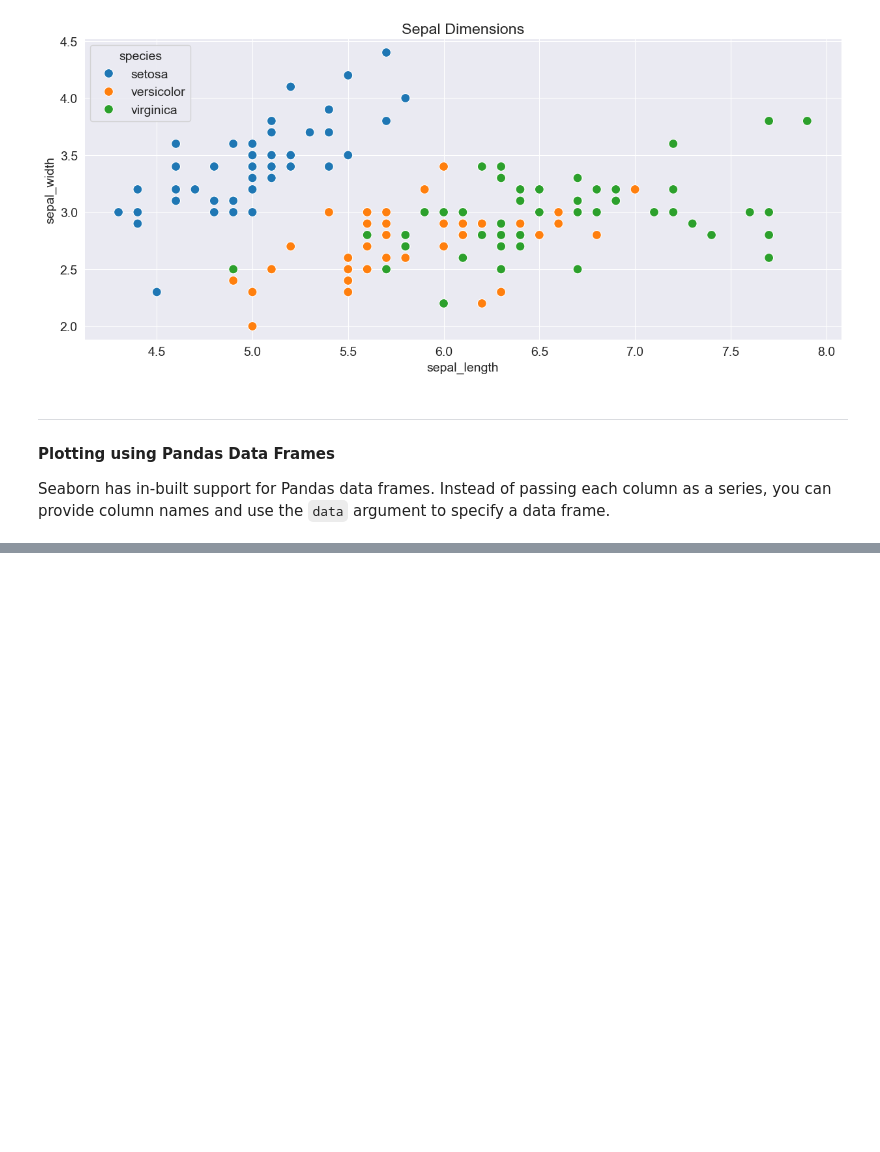
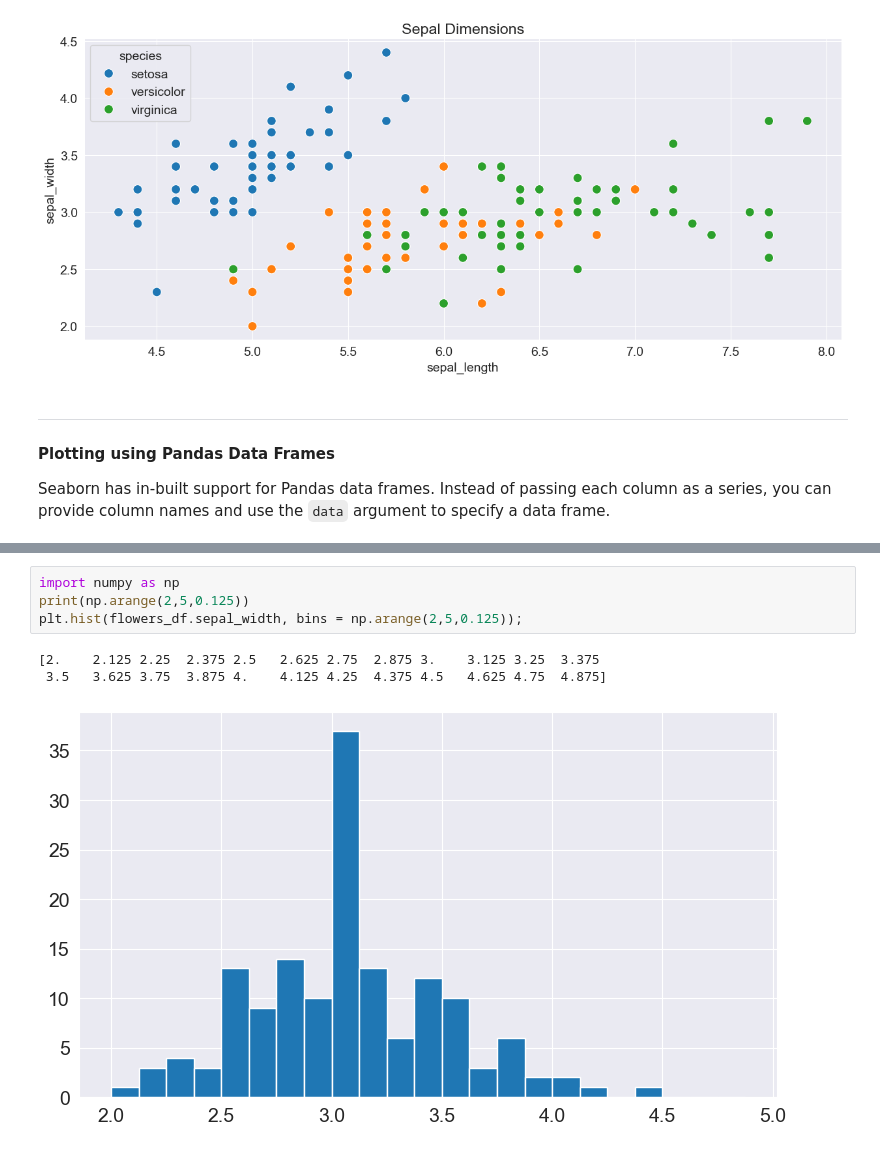
Before and after one commit to vtandon1204/Data-Analysis-and-Visualization, a Jupyter notebook: Matplotlib/matplotlib(freecodecamp).ipynb, the cells around one changed output, grey strips where cells are left out. Saved outputs shown, nothing was run; the diff lists cells and outputs as text; blank space fills up the shorter version.

```diff
--- a/Matplotlib/matplotlib(freecodecamp).ipynb
+++ b/Matplotlib/matplotlib(freecodecamp).ipynb
@@ -274,0 +326,8 @@ sns.scatterplot(x='sepal_length',
+# %%
+import numpy as np
+print(np.arange(2,5,0.125))
+plt.hist(flowers_df.sepal_width, bins = np.arange(2,5,0.125));
+# %% [output]
+[2.    2.125 2.25  2.375 2.5   2.625 2.75  2.875 3.    3.125 3.25  3.375
+ 3.5   3.625 3.75  3.875 4.    4.125 4.25  4.375 4.5   4.625 4.75  4.875]
+[figure, added]
```
Also changed, not shown: parts of 29 cells of this notebook.
